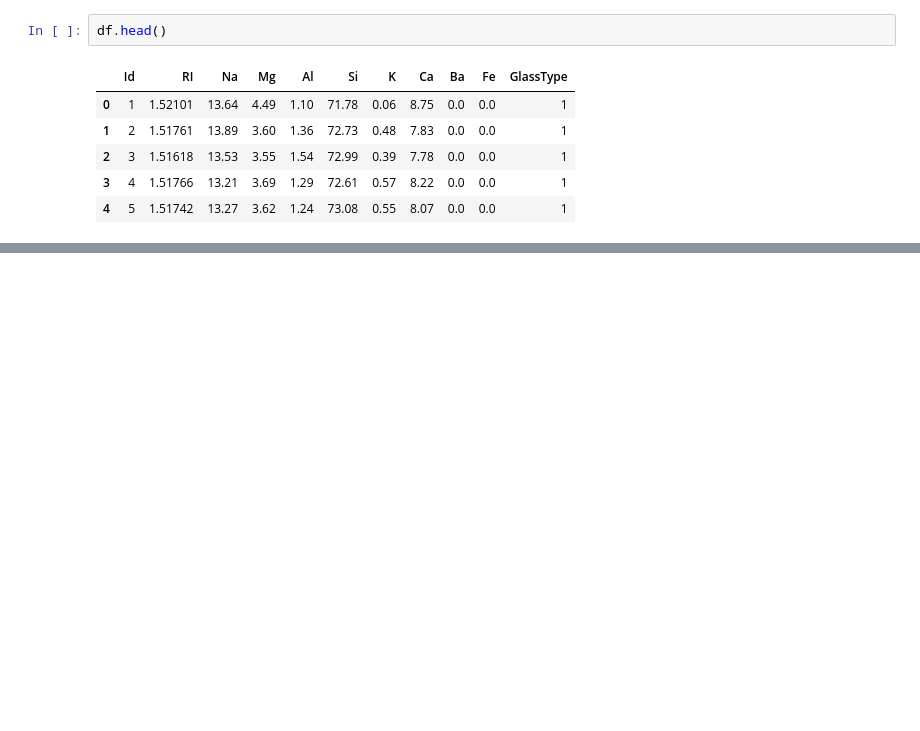
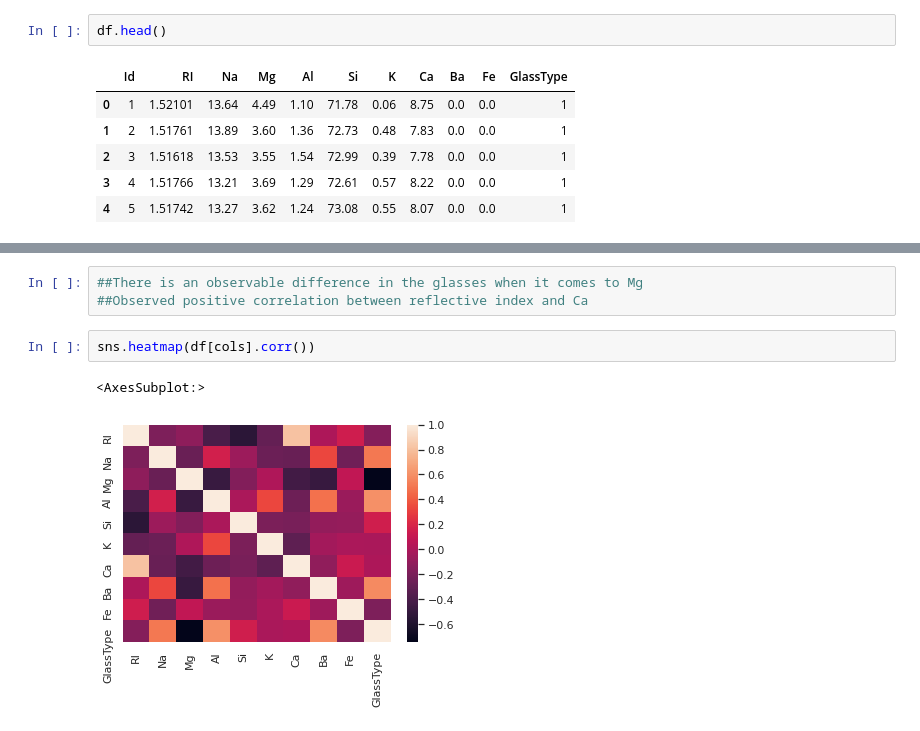
Before and after one commit to BongumusaSizwe/DVE, a Jupyter notebook: Assignment 1/Glass.ipynb, the cells around one changed output, grey strips where cells are left out. Drawn from its saved outputs; the diff is of its cells as text; blank space fills up the shorter version.

```diff
--- a/Assignment 1/Glass.ipynb
+++ b/Assignment 1/Glass.ipynb
@@ -34,0 +52,8 @@ df.head()
+# %%
+##There is an observable difference in the glasses when it comes to Mg
+##Observed positive correlation between reflective index and Ca
+# %%
+sns.heatmap(df[cols].corr())
+# %% [output]
+<AxesSubplot:>
+[figure, added]
```
Also changed, not shown: parts of 13 cells of this notebook.
